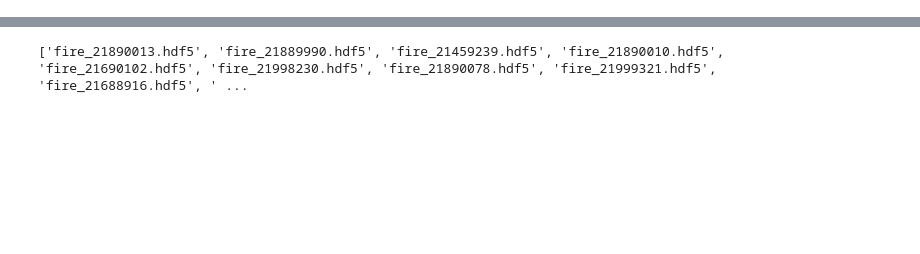
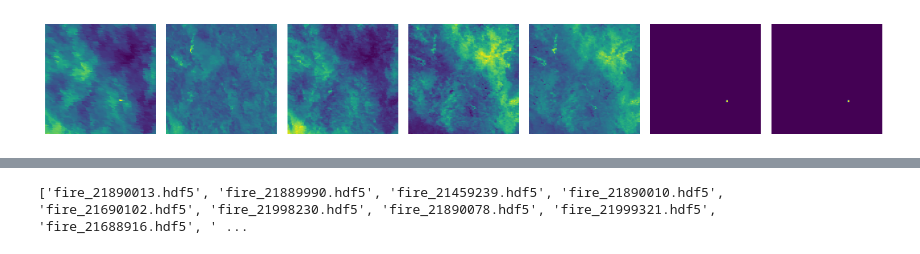
Before and after one commit to wtoth/WildfireSpreadTS, a Jupyter notebook: src/visualize_data copy.ipynb, the cells around one changed output, grey strips where cells are left out. Drawn from its saved outputs; the diff is of its cells as text; code cells hidden in the pictures; blank space fills up the shorter version.

```diff
--- a/src/visualize_data copy.ipynb
+++ b/src/visualize_data copy.ipynb
@@ -11,3 +11,18 @@ from dataloader.FireSpreadDataset import FireSpreadDataset
 from dataloader.utils import get_means_stds_missing_values
 from PIL import Image
 import torch.nn.functional as F
+# %%
+import torch
+from dataloader.FireSpreadDataModule import FireSpreadDataModule
+
+# Define the necessary parameters
+data_dir = '/home/sl221120/scratch/WildfireSpreadTS_HDF5'
+batch_size = 32
+n_leading_observations = 1
+n_leading_observations_test_adjustment = 5  # Adjust based on your requirement
+crop_side_length = 128  # Example value, adjust as needed
+load_from_hdf5 = True  # Adjust based on your data format
+num_workers = 8  # Number of workers for data loading
+remove_duplicate_features = True  # Adjust based on your data preprocessing
+features_to_keep = [0, 1, 2, 3, 4, 38, 39]
+desired_side_length = 224
@@ -13,0 +81,12 @@ import torch.nn.functional as F
+# %%
+import matplotlib.pyplot as plt
+import numpy as np
+
+fig, ax = plt.subplots(1,7, figsize=(12, 12))
+for i, current_ax in enumerate(ax.flat):
+    current_ax.axis('off')
+    if i<7:
+        current_ax.imshow(np.nan_to_num(x[i,...],0.0))
+plt.tight_layout()
+# %% [output]
+[figure, added]
```
Also changed, not shown: parts of 20 cells of this notebook, 30 other files.
